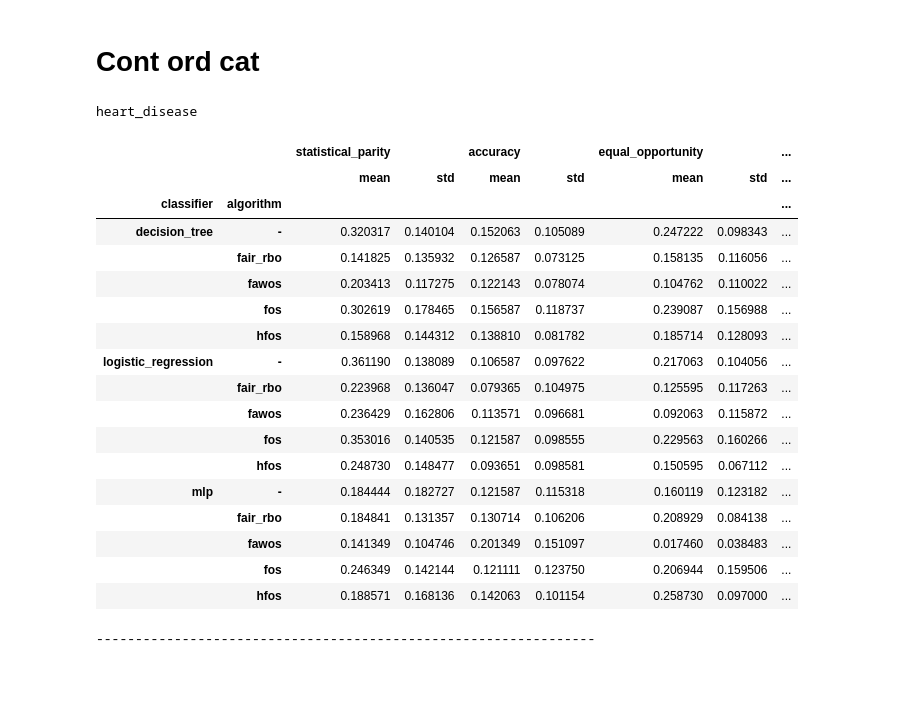
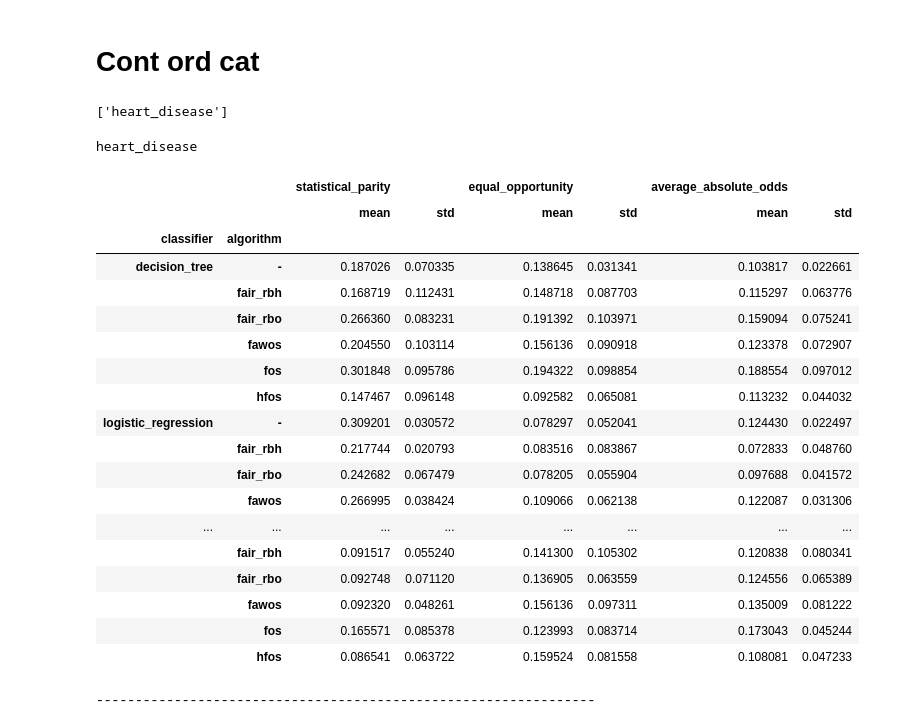
Before and after one commit to annprzy/fair_rbh, a Jupyter notebook: notebooks/results_analysis.ipynb, the cells around one changed output. Cells and saved outputs as stored; diff of their text form; code cells hidden in the pictures; blank space fills up the shorter version.

```diff
--- a/notebooks/results_analysis.ipynb
+++ b/notebooks/results_analysis.ipynb
@@ -38,7 +102,9 @@ def calculate_mean_std(df_names, dfs):
 # %%
-def aggregate_runs(dfs):
+def aggregate_runs(dfs, drop_columns = None):
     df = pd.concat(dfs).reset_index(drop=True)
     df.drop(columns=['iteration'], inplace=True)
+    if drop_columns is not None:
+        df.drop(columns=drop_columns, inplace=True)
     df_num_cols = [c for c in df.columns if c not in ['classifier', 'algorithm']]
     df.loc[:, df_num_cols] = df.loc[:, df_num_cols].abs()
     df = df.groupby(['classifier', 'algorithm']).agg(['mean', 'std'])
@@ -71,10 +201,14 @@ import pandas as pd
 
 dfs_fairness = []
 dfs_performance = []
-dataset_names = ['heart_disease']
+dataset_names = ['heart_disease',]#'german', 'adult', 'bank']
+# = ['adult_' + i[:-4] for i in os.listdir('../data/adult_census/sampled_all/new')]# if 'strongly_imbalanced_g_strongly_imbalanced_c' not in i]
 classifier_names = ['decision_tree', 'mlp', 'logistic_regression']
-algorithm_names = ['fos', 'hfos', 'fawos', 'fair_rbo',]# 'fawos_hybrid']
-folder_names = ['2024-06-07', '2024-06-07', '2024-06-07', '2024-06-07']
+algorithm_names = ['fair_rbh', 'fos', 'hfos', 'fawos', 'fair_rbo', ]# 'fawos_hybrid']
+folder_names = ['mean', '2024-06-29', '2024-06-29', '2024-06-29', '2024-06-29']
+main_path = '../results'
+
+print(dataset_names)
 
 for dataset_name in dataset_names:
     df_data_fair = []
@@ -82,49 +216,52 @@ for dataset_name in dataset_names:
     for classifier_name in classifier_names:
         for folder_name, algorithm_name in zip(folder_names, algorithm_names):
             for i in range(0, 10):
-                if os.path.exists(os.path.join('../results', f'{algorithm_name}_{dataset_name}_{classifier_name}', folder_name, f'fairness_{i}.csv')):
-                    fair_path = os.path.join('../results', f'{algorithm_name}_{dataset_name}_{classifier_name}', folder_name, f'fairness_{i}.csv')
-                    perf_path = os.path.join('../results', f'{algorithm_name}_{dataset_name}_{classifier_name}', folder_name, f'performance_{i}.csv')
+                if os.path.exists(os.path.join(main_path, f'{algorithm_name}_{dataset_name}_{classifier_name}', folder_name, f'fairness_{i}.csv')):
+                    fair_path = os.path.join(main_path, f'{algorithm_name}_{dataset_name}_{classifier_name}', folder_name, f'fairness_{i}.csv')
+                    perf_path = os.path.join(main_path, f'{algorithm_name}_{dataset_name}_{classifier_name}', folder_name, f'performance_{i}.csv')
                     df_fair = pd.read_csv(fair_path)
                     df_performance = pd.read_csv(perf_path)
                     df_fair['classifier'] = [classifier_name] * len(df_fair)
-                    df_fair['algorithm'] = [algorithm_name if 'fair' in x else '-' for x in df_fair['data']]
+                    df_fair['algorithm'] = [f'{algorithm_name}' if 'fair' in x else '-' for x in df_fair['data']]
                     df_fair['iteration'] = [i] * len(df_fair)
                     # df_fair.drop(columns=['data', 'average_odds', 'average_absolute_odds'], inplace=True)
                     df_fair.drop(columns=['data'], inplace=True)
                     df_performance['classifier'] = [classifier_name] * len(df_performance)
-                    df_performance['algorithm'] = [algorithm_name if 'fair' in x else '-' for x in df_performance['data']]
+                    df_performance['algorithm'] = [f'{algorithm_name}' if 'fair' in x else '-' for x in df_performance['data']]
                     df_performance['iteration'] = [i] * len(df_performance)
                     df_performance.drop(columns=['data'], inplace=True)
                     df_data_fair.append(df_fair)
                     df_data_perf.append(df_performance)
     dfs_fairness.append(df_data_fair)
     dfs_performance.append(df_data_perf)
+# %% [output]
+['heart_disease']
 # %%
 for dataset_name, dfs in zip(dataset_names, dfs_fairness):
-    df = aggregate_runs(dfs)
+    df = aggregate_runs(dfs, drop_columns=['accuracy', 'disparate_impact', 'average_odds', 'adapted_disparate_impact'])
     print(dataset_name)
     display(df)
     print('----------------------------------------------------------------')
 # %% [output]
 heart_disease
-|  |  | statistical_parity |  | accuracy |  | equal_opportunity |  | ... |
-|  |  | mean | std | mean | std | mean | std | ... |
-| classifier | algorithm |  |  |  |  |  |  | ... |
-| decision_tree | - | 0.320317 | 0.140104 | 0.152063 | 0.105089 | 0.247222 | 0.098343 | ... |
-|  | fair_rbo | 0.141825 | 0.135932 | 0.126587 | 0.073125 | 0.158135 | 0.116056 | ... |
-|  | fawos | 0.203413 | 0.117275 | 0.122143 | 0.078074 | 0.104762 | 0.110022 | ... |
-|  | fos | 0.302619 | 0.178465 | 0.156587 | 0.118737 | 0.239087 | 0.156988 | ... |
-|  | hfos | 0.158968 | 0.144312 | 0.138810 | 0.081782 | 0.185714 | 0.128093 | ... |
-| logistic_regression | - | 0.361190 | 0.138089 | 0.106587 | 0.097622 | 0.217063 | 0.104056 | ... |
-|  | fair_rbo | 0.223968 | 0.136047 | 0.079365 | 0.104975 | 0.125595 | 0.117263 | ... |
-|  | fawos | 0.236429 | 0.162806 | 0.113571 | 0.096681 | 0.092063 | 0.115872 | ... |
-|  | fos | 0.353016 | 0.140535 | 0.121587 | 0.098555 | 0.229563 | 0.160266 | ... |
-|  | hfos | 0.248730 | 0.148477 | 0.093651 | 0.098581 | 0.150595 | 0.067112 | ... |
-| mlp | - | 0.184444 | 0.182727 | 0.121587 | 0.115318 | 0.160119 | 0.123182 | ... |
-|  | fair_rbo | 0.184841 | 0.131357 | 0.130714 | 0.106206 | 0.208929 | 0.084138 | ... |
-|  | fawos | 0.141349 | 0.104746 | 0.201349 | 0.151097 | 0.017460 | 0.038483 | ... |
-|  | fos | 0.246349 | 0.142144 | 0.121111 | 0.123750 | 0.206944 | 0.159506 | ... |
-|  | hfos | 0.188571 | 0.168136 | 0.142063 | 0.101154 | 0.258730 | 0.097000 | ... |
+|  |  | statistical_parity |  | equal_opportunity |  | average_absolute_odds |  |
+|  |  | mean | std | mean | std | mean | std |
+| classifier | algorithm |  |  |  |  |  |  |
+| decision_tree | - | 0.187026 | 0.070335 | 0.138645 | 0.031341 | 0.103817 | 0.022661 |
+|  | fair_rbh | 0.168719 | 0.112431 | 0.148718 | 0.087703 | 0.115297 | 0.063776 |
+|  | fair_rbo | 0.266360 | 0.083231 | 0.191392 | 0.103971 | 0.159094 | 0.075241 |
+|  | fawos | 0.204550 | 0.103114 | 0.156136 | 0.090918 | 0.123378 | 0.072907 |
+|  | fos | 0.301848 | 0.095786 | 0.194322 | 0.098854 | 0.188554 | 0.097012 |
+|  | hfos | 0.147467 | 0.096148 | 0.092582 | 0.065081 | 0.113232 | 0.044032 |
+| logistic_regression | - | 0.309201 | 0.030572 | 0.078297 | 0.052041 | 0.124430 | 0.022497 |
+|  | fair_rbh | 0.217744 | 0.020793 | 0.083516 | 0.083867 | 0.072833 | 0.048760 |
+|  | fair_rbo | 0.242682 | 0.067479 | 0.078205 | 0.055904 | 0.097688 | 0.041572 |
+|  | fawos | 0.266995 | 0.038424 | 0.109066 | 0.062138 | 0.122087 | 0.031306 |
+| ... | ... | ... | ... | ... | ... | ... | ... |
+|  | fair_rbh | 0.091517 | 0.055240 | 0.141300 | 0.105302 | 0.120838 | 0.080341 |
+|  | fair_rbo | 0.092748 | 0.071120 | 0.136905 | 0.063559 | 0.124556 | 0.065389 |
+|  | fawos | 0.092320 | 0.048261 | 0.156136 | 0.097311 | 0.135009 | 0.081222 |
+|  | fos | 0.165571 | 0.085378 | 0.123993 | 0.083714 | 0.173043 | 0.045244 |
+|  | hfos | 0.086541 | 0.063722 | 0.159524 | 0.081558 | 0.108081 | 0.047233 |
 ----------------------------------------------------------------
 # %%
```
Also changed, not shown: parts of 39 cells of this notebook, 37 other files.
